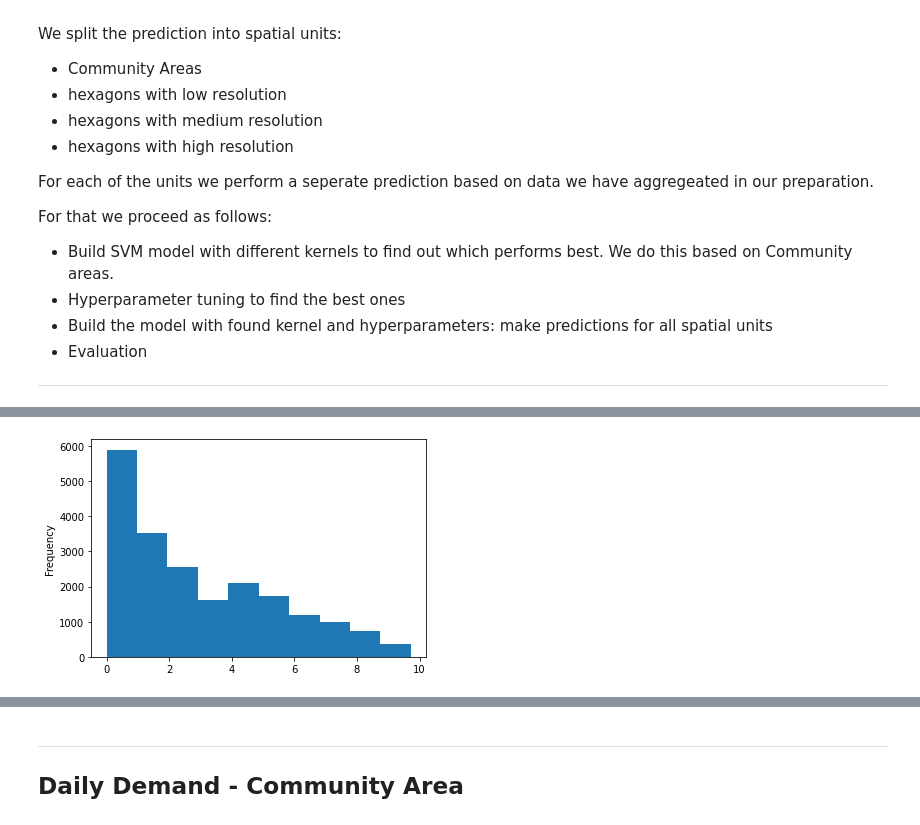
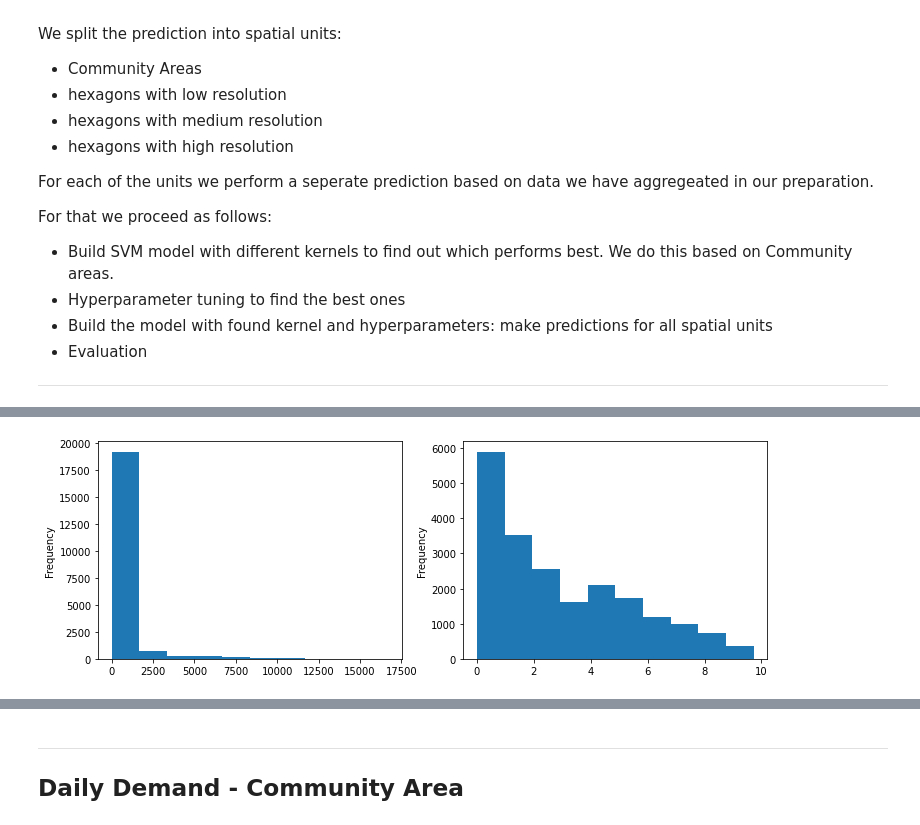
Before and after one commit to Hannah2800/AAA_2023_AdvancedPythonPandas, a Jupyter notebook: Task 4 - Predictive Analysis - SVM (daily).ipynb, the cells around one changed output, grey strips where cells are left out. Cells and saved outputs as stored; diff of their text form; code cells hidden in the pictures.

```diff
--- a/Task 4 - Predictive Analysis - SVM (daily).ipynb
+++ b/Task 4 - Predictive Analysis - SVM (daily).ipynb
@@ -57,9 +52,16 @@ plt.show()
-# %%
-df_24h_comar['numOfTaxis_area'] = np.log(df_24h_comar['numOfTaxis_area'])
-df_24h_comar['numOfTaxis_area'].plot.hist()
-plt.show()
-# %% [output]
-[figure, removed]
+# %%
+plt.figure(figsize=(12,4))
+
+
+plt.subplot(121)
+df_24h_comar['numOfTaxis_area'].plot.hist()
+
+plt.subplot(122)
+df_24h_comar['numOfTaxis_area'] = np.log(df_24h_comar['numOfTaxis_area'])
+df_24h_comar['numOfTaxis_area'].plot.hist()
+plt.show()
+# %% [output]
+[figure, added]
 # %%
 df_24h_comar.drop(columns = ['date_start'],inplace = True)
 df_24h_hexlow.drop(columns = ['date_start'],inplace = True)
```
Also changed, not shown: parts of 7 cells of this notebook, 4 other files.
